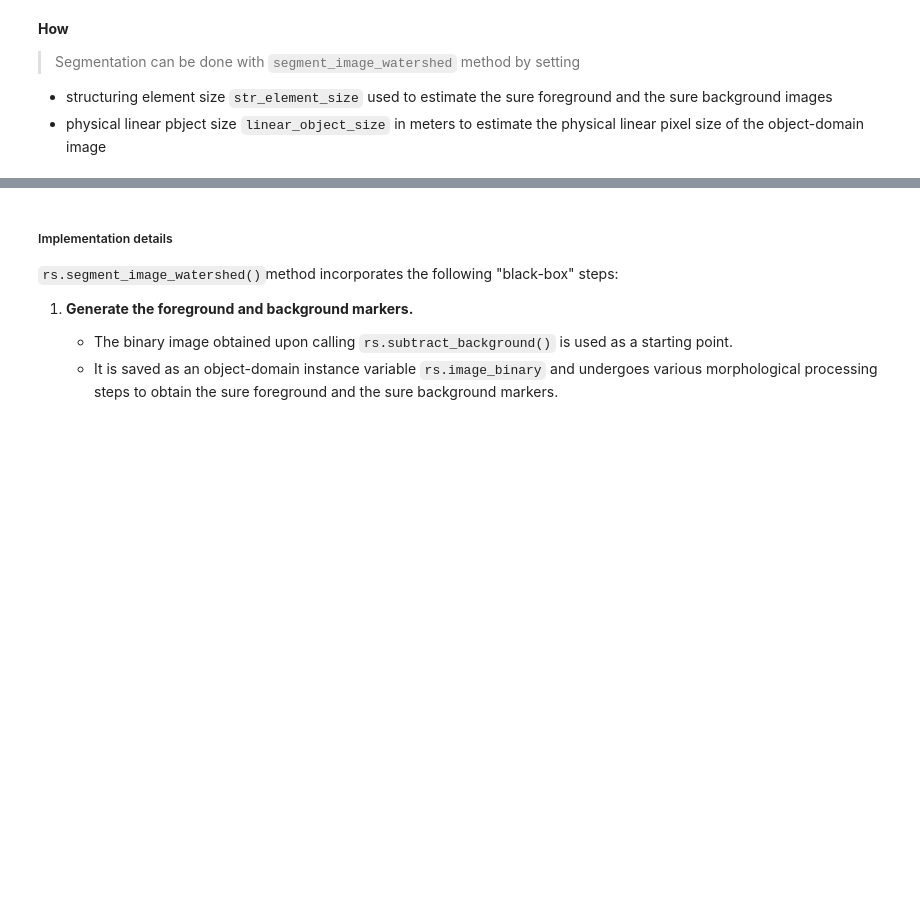
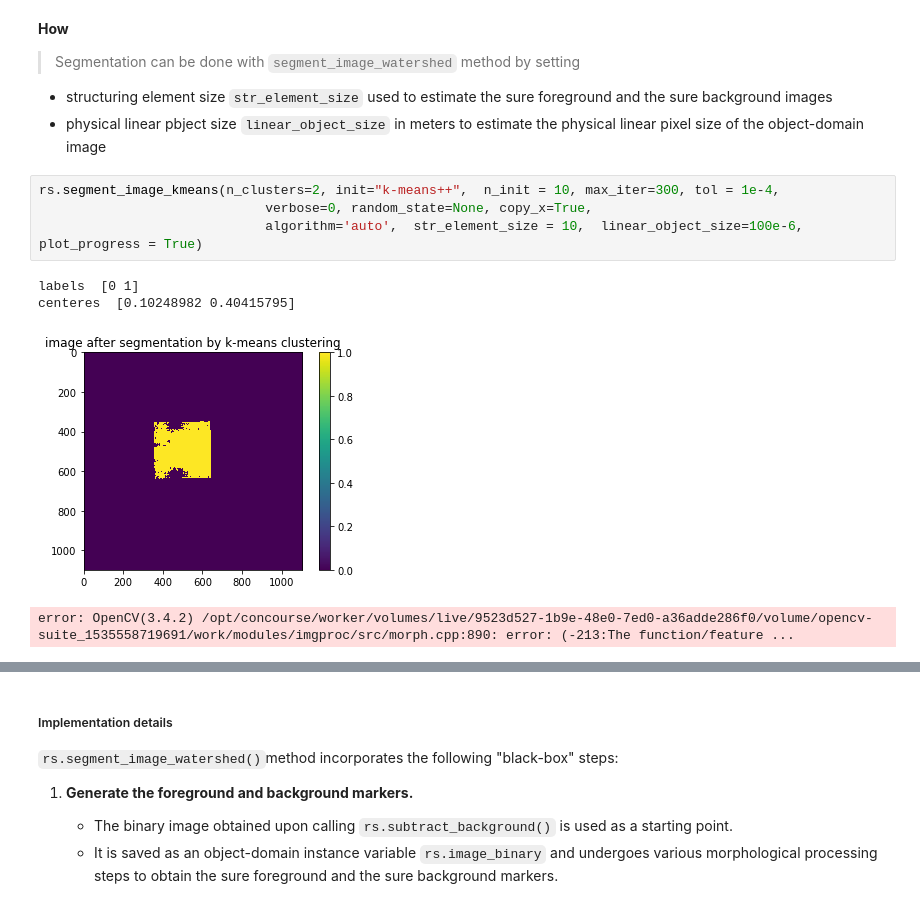
Before and after one commit to pkliui/PhaseRetrieval, a Jupyter notebook: docs/PhaseRetrieval.ipynb, the cells around one changed output, grey strips where cells are left out. Saved outputs shown, nothing was run; the diff lists cells and outputs as text; blank space fills up the shorter version.

````diff
--- a/docs/PhaseRetrieval.ipynb
+++ b/docs/PhaseRetrieval.ipynb
@@ -330,4 +328,13 @@ Object domain: Background was set to  2400
 > Segmentation can be done with ```segment_image_watershed``` method by setting
    *  structuring element size ```str_element_size``` used to estimate the sure foreground and the sure background images
    * physical linear pbject size  ```linear_object_size``` in meters to estimate the physical linear pixel size of the object-domain image
+# %%
+rs.segment_image_kmeans(n_clusters=2, init="k-means++",  n_init = 10, max_iter=300, tol = 1e-4,
+                             verbose=0, random_state=None, copy_x=True,
+                             algorithm='auto',  str_element_size = 10,  linear_object_size=100e-6, plot_progress = True)
+# %% [output]
+labels  [0 1]
+centeres  [0.10248982 0.40415795]
+[figure, added]
+error: OpenCV(3.4.2) /opt/concourse/worker/volumes/live/9523d527-1b9e-48e0-7ed0-a36adde286f0/volume/opencv-suite_1535558719691/work/modules/imgproc/src/morph.cpp:890: error: (-213:The function/feature ...
 # %%
````
Also changed, not shown: parts of 10 cells of this notebook.
